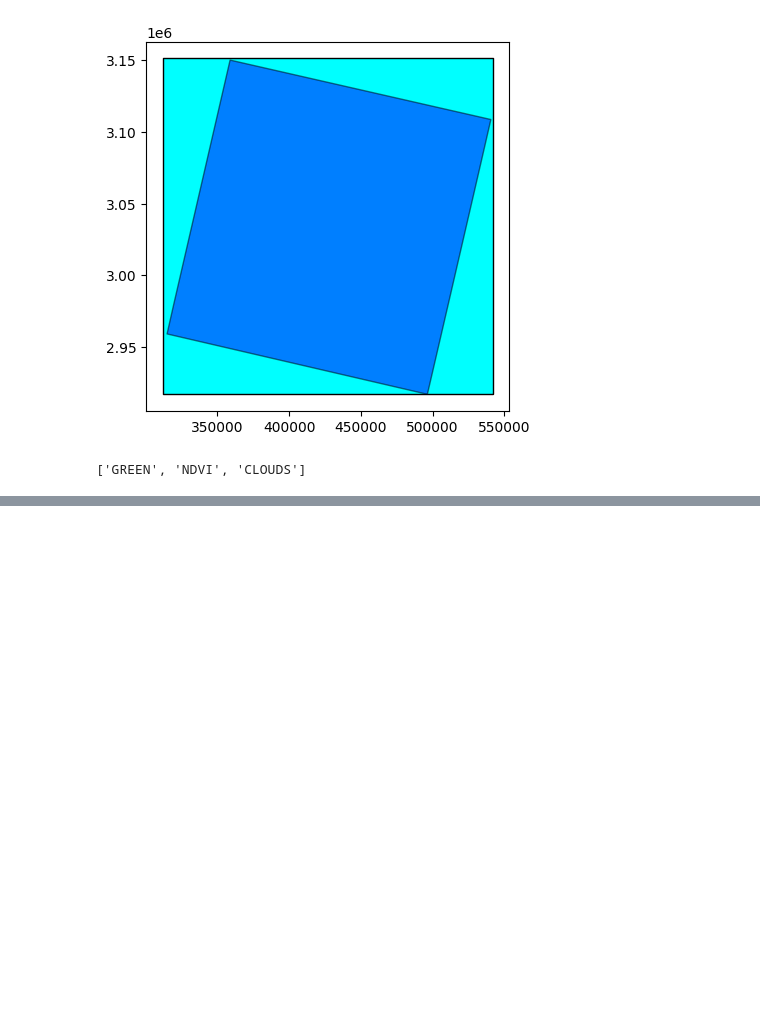
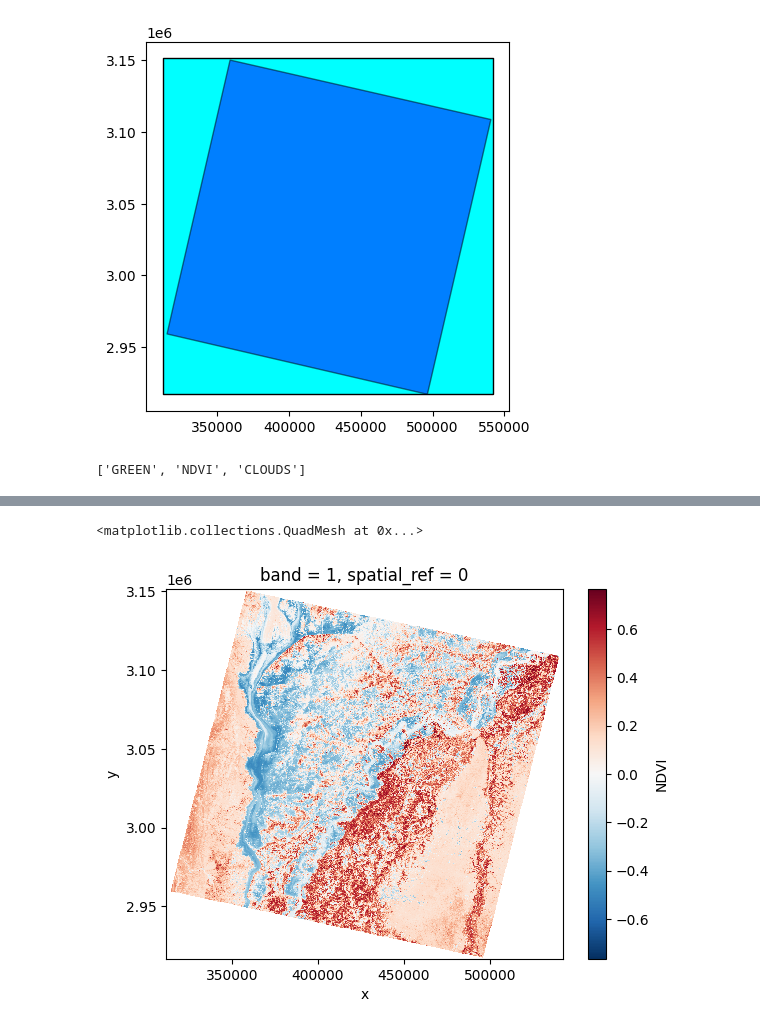
Before and after one commit to samroeslin/EOReaderSandbox, a Jupyter notebook: EOReader-Optical_example.ipynb, the cells around one changed output, grey strips where cells are left out. Drawn from its saved outputs; the diff is of its cells as text; code cells hidden in the pictures; blank space fills up the shorter version.

```diff
--- a/EOReader-Optical_example.ipynb
+++ b/EOReader-Optical_example.ipynb
@@ -105,0 +131,7 @@ band_dict[GREEN]
+# %%
+# Normalized difference vegetation index (NDVI)
+# Plot a subsampled version
+band_dict[NDVI][:, ::10, ::10].plot()
+# %% [output]
+<matplotlib.collections.QuadMesh at 0x...>
+[figure, added]
```
Also changed, not shown: parts of 4 cells of this notebook.
